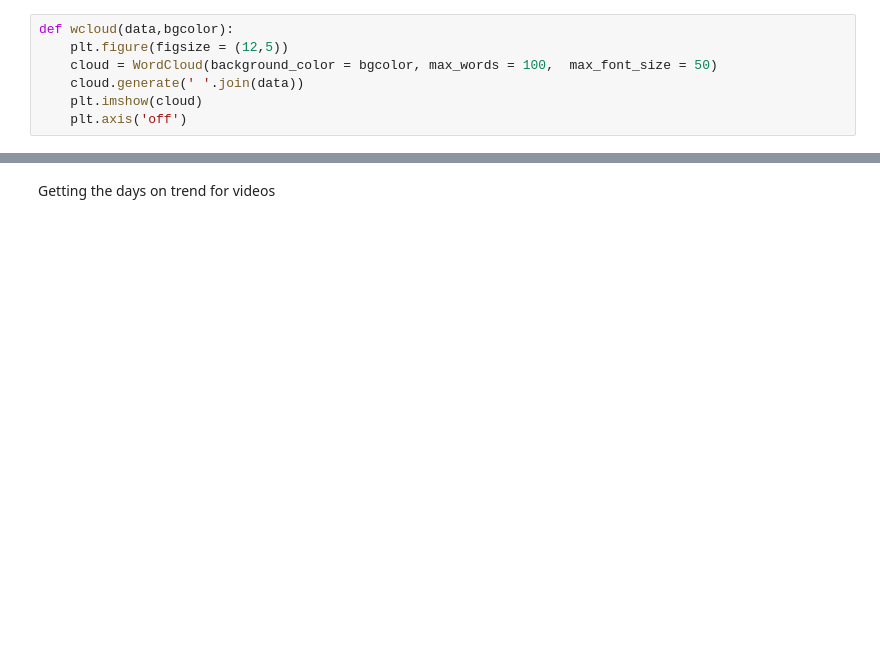
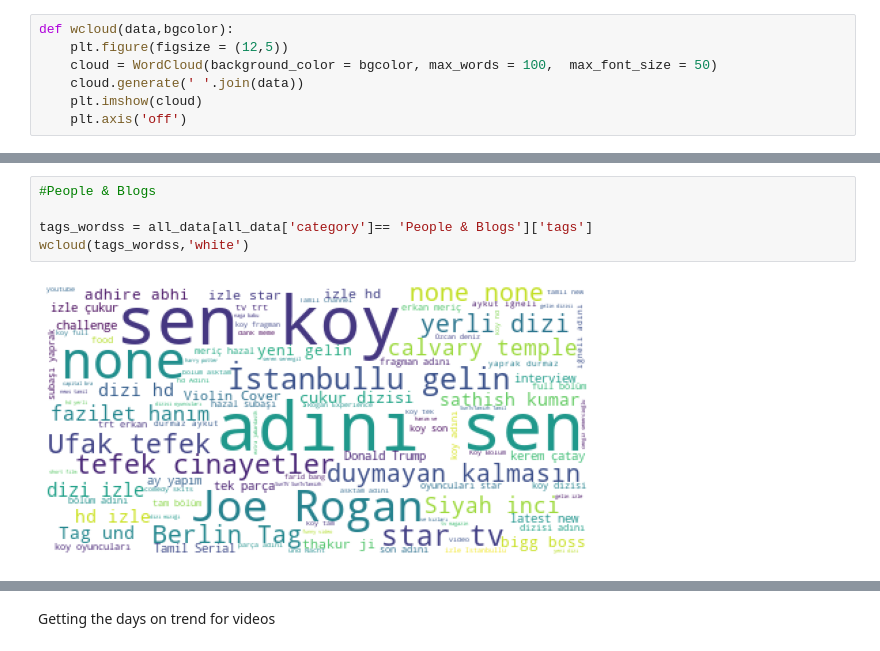
Before and after one commit to nilayduzkesen/EDA-Youtube-Project, a Jupyter notebook: EDA-Youtube Project!.ipynb, the cells around one changed output, grey strips where cells are left out. Saved outputs shown, nothing was run; the diff lists cells and outputs as text; blank space fills up the shorter version.

```diff
--- a/EDA-Youtube Project!.ipynb
+++ b/EDA-Youtube Project!.ipynb
@@ -371,0 +405,7 @@ wcloud(tags_wordss,'white')
+# %%
+#People & Blogs
+
+tags_wordss = all_data[all_data['category']== 'People & Blogs']['tags']
+wcloud(tags_wordss,'white')
+# %% [output]
+[figure, added]
```
Also changed, not shown: parts of 43 cells of this notebook.
